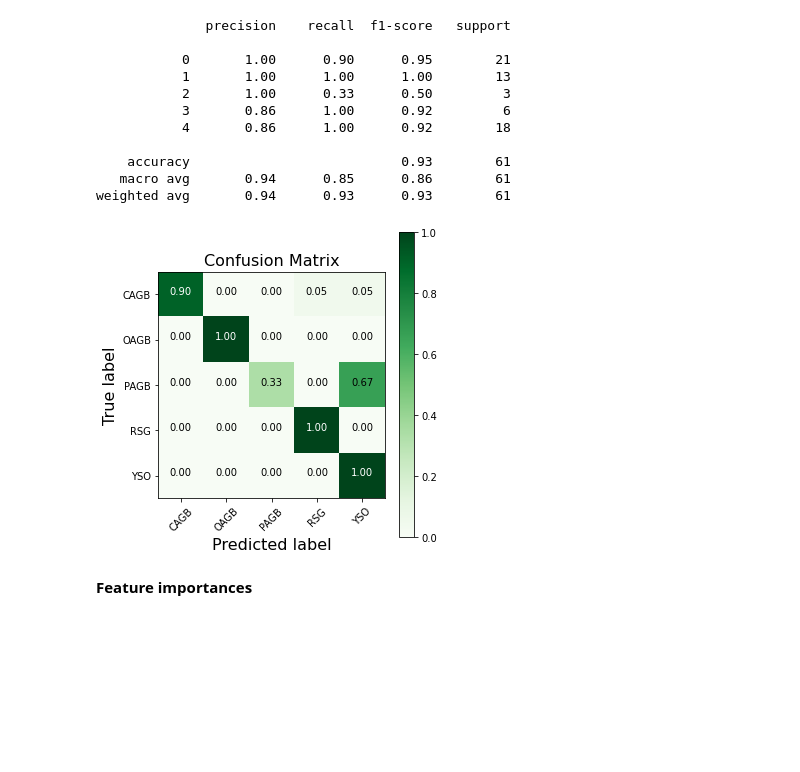
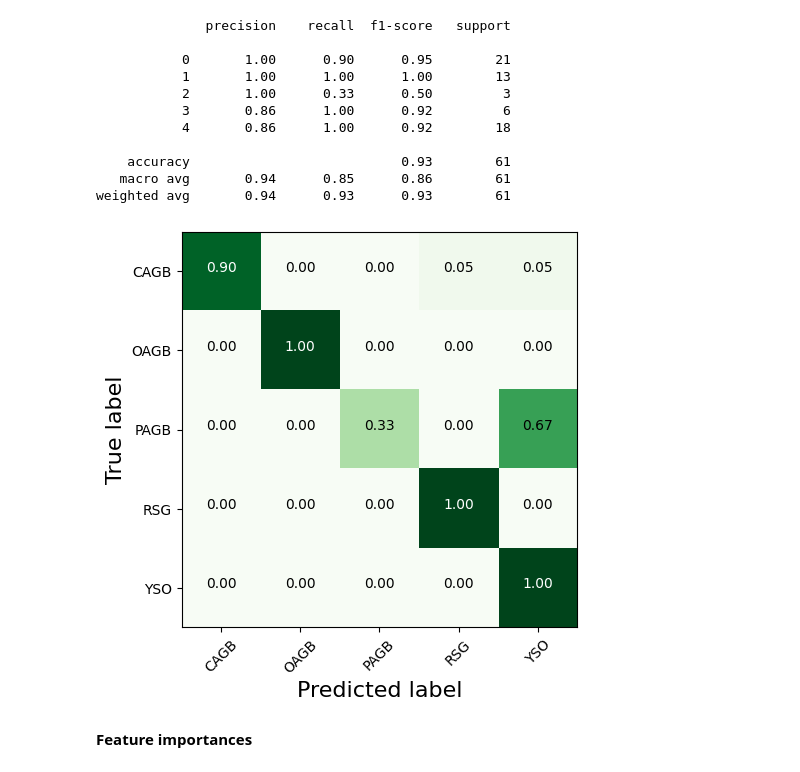
Before and after one commit to Mahdi-Abdollahii/Dusty-Stellar-Sources-Classification, a Jupyter notebook: Model_Evaluation_Simple.ipynb, the cells around one changed output. Drawn from its saved outputs; the diff is of its cells as text; code cells hidden in the pictures; blank space fills up the shorter version.

```diff
--- a/Model_Evaluation_Simple.ipynb
+++ b/Model_Evaluation_Simple.ipynb
@@ -757,3 +977,11 @@ Y_pred_save_model = clf.predict(X_test)
+# %%
+import pickle
+model_name = 'RF-92-0'
+filename = model_name + '.sav'
+pickle.dump(RF, open(filename, 'wb'))
+# %%
+loaded_model = pickle.load(open(filename, 'rb'))
+Y_pred_save_model = loaded_model.predict(X_test)
 # %%
 print(classification_report( Y_test , Y_pred_save_model ))
 cm = confusion_matrix(Y_test , Y_pred_save_model )
@@ -811,3 +1029,11 @@ Y_pred_save_model = clf.predict(X_test)
+# %%
+import pickle
+model_name = 'RF-93-0'
+filename = model_name + '.sav'
+pickle.dump(RF, open(filename, 'wb'))
+# %%
+loaded_model = pickle.load(open(filename, 'rb'))
+Y_pred_save_model = loaded_model.predict(X_test)
 # %%
 print(classification_report( Y_test , Y_pred_save_model ))
 cm = confusion_matrix(Y_test , Y_pred_save_model )
@@ -826,12 +1052,13 @@ weighted avg       0.94      0.93      0.93        61
 # %%
 plot_confusion_matrix(cm = cm ,
                       normalize    = True,
                       target_names = ['CAGB', 'OAGB', 'PAGB', 'RSG', 'YSO'] ,
-                      title  = "Confusion Matrix",
-                      file_name = model_name +'_CM.pdf',
-                      size = (5,5))
+                      title  = None,
+                      file_name = model_name +'_CM.jpg',
+                      size = (5,5),
+                      color_bar=False)
 # %% [output]
-[figure, old version]
+[figure, new version]
 # %% [markdown]
 **Feature importances**
 # %%
```
Also changed, not shown: parts of 71 cells of this notebook.
